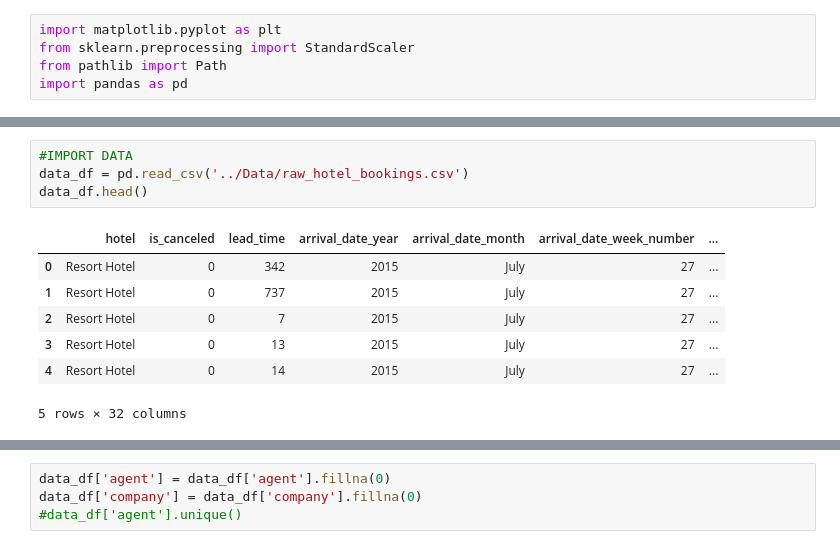
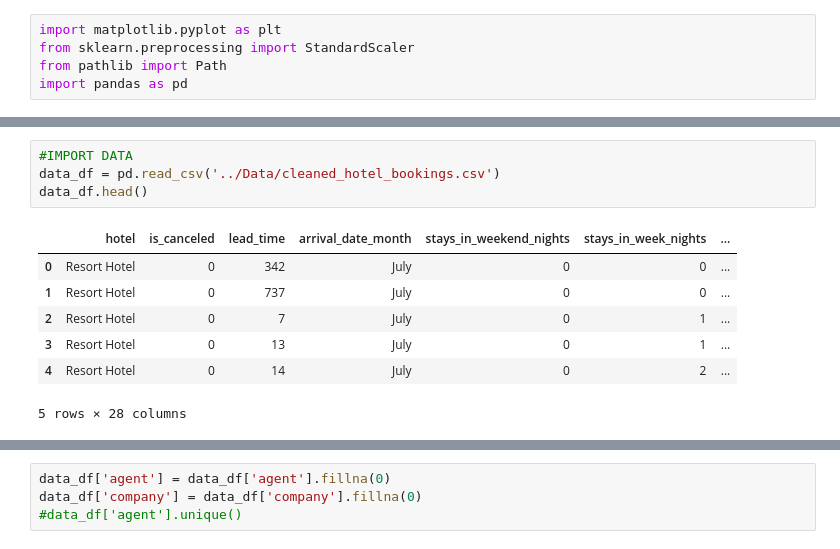
Before and after one commit to taylorsyde/Hotel_Booking, a Jupyter notebook: Dev/PreProcessing.ipynb, the cells around one changed output, grey strips where cells are left out. Drawn from its saved outputs; the diff is of its cells as text.

```diff
--- a/Dev/PreProcessing.ipynb
+++ b/Dev/PreProcessing.ipynb
@@ -8,12 +15,12 @@ import pandas as pd
 # %%
 #IMPORT DATA
-data_df = pd.read_csv('../Data/raw_hotel_bookings.csv')
+data_df = pd.read_csv('../Data/cleaned_hotel_bookings.csv')
 data_df.head()
 # %% [output]
-|  | hotel | is_canceled | lead_time | arrival_date_year | arrival_date_month | arrival_date_week_number | ... |
-| 0 | Resort Hotel | 0 | 342 | 2015 | July | 27 | ... |
-| 1 | Resort Hotel | 0 | 737 | 2015 | July | 27 | ... |
-| 2 | Resort Hotel | 0 | 7 | 2015 | July | 27 | ... |
-| 3 | Resort Hotel | 0 | 13 | 2015 | July | 27 | ... |
-| 4 | Resort Hotel | 0 | 14 | 2015 | July | 27 | ... |
+|  | hotel | is_canceled | lead_time | arrival_date_month | stays_in_weekend_nights | stays_in_week_nights | ... |
+| 0 | Resort Hotel | 0 | 342 | July | 0 | 0 | ... |
+| 1 | Resort Hotel | 0 | 737 | July | 0 | 0 | ... |
+| 2 | Resort Hotel | 0 | 7 | July | 0 | 1 | ... |
+| 3 | Resort Hotel | 0 | 13 | July | 0 | 1 | ... |
+| 4 | Resort Hotel | 0 | 14 | July | 0 | 2 | ... |
-5 rows × 32 columns
+5 rows × 28 columns
```
Also changed, not shown: parts of 21 cells of this notebook.
